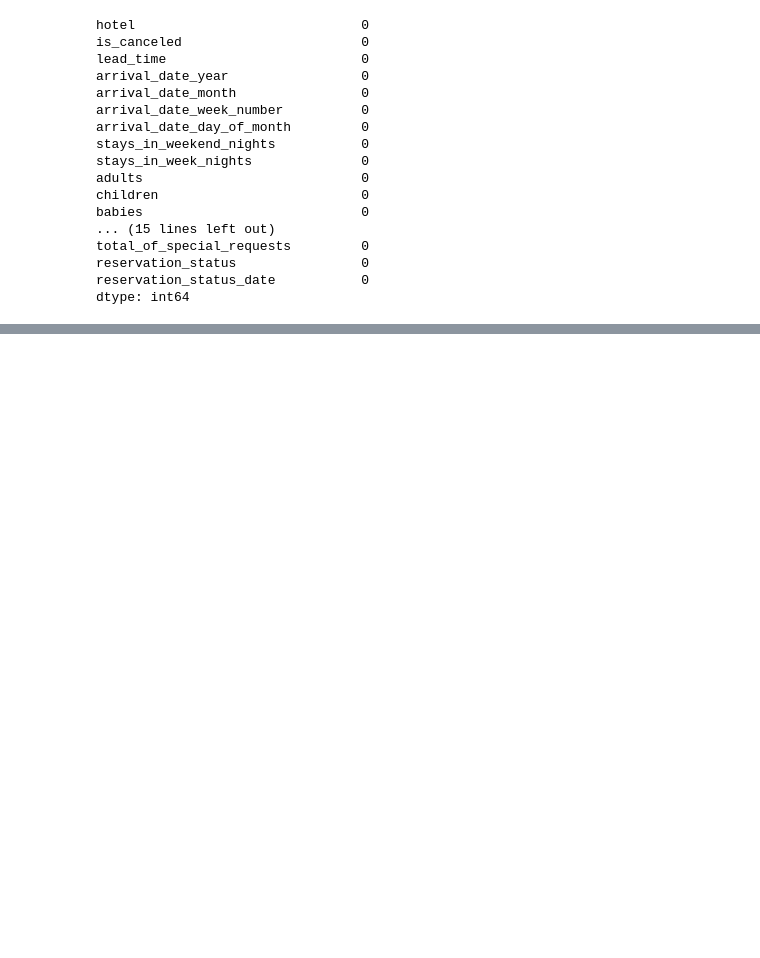
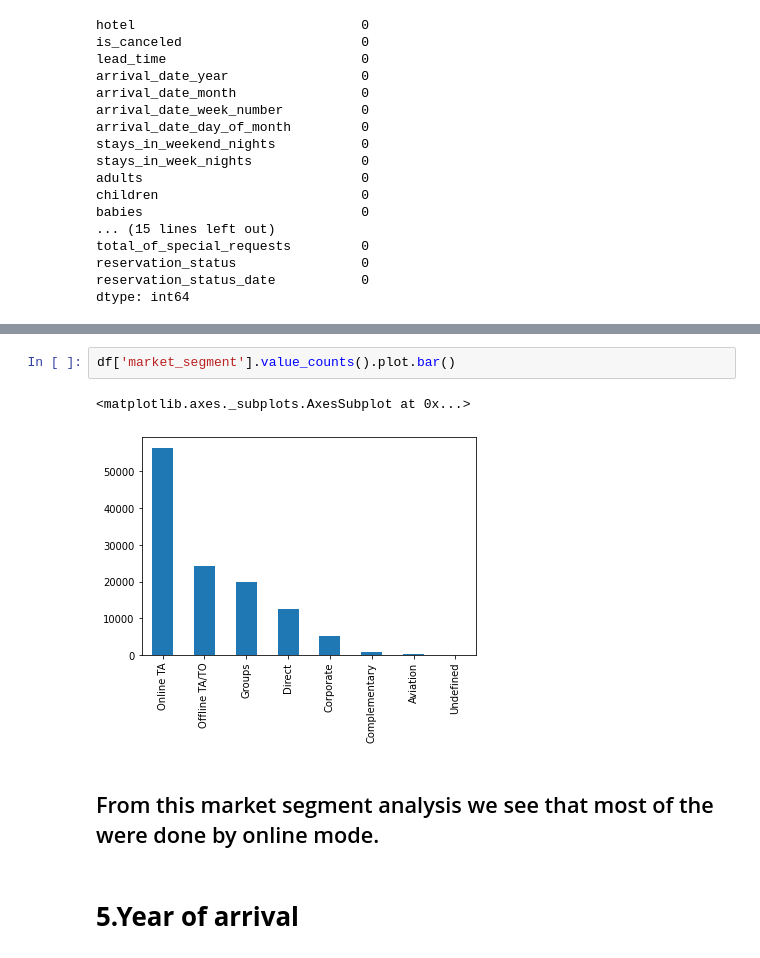
Before and after one commit to ashu08520/ashu08520, a Jupyter notebook: First_Project_Hotel_Booking_Analysis_Capstone_Project.ipynb, the cells around one changed output, grey strips where cells are left out. Cells and saved outputs as stored; diff of their text form; blank space fills up the shorter version.

```diff
--- a/First_Project_Hotel_Booking_Analysis_Capstone_Project.ipynb
+++ b/First_Project_Hotel_Booking_Analysis_Capstone_Project.ipynb
@@ -244,0 +443,9 @@ dtype: int64
+# %%
+df['market_segment'].value_counts().plot.bar()
+# %% [output]
+<matplotlib.axes._subplots.AxesSubplot at 0x...>
+[figure, added]
+# %% [markdown]
+## From this market segment analysis we see that most of the were done by online mode.
+# %% [markdown]
+# **5.Year of arrival**
```
Also changed, not shown: parts of 21 cells of this notebook.
